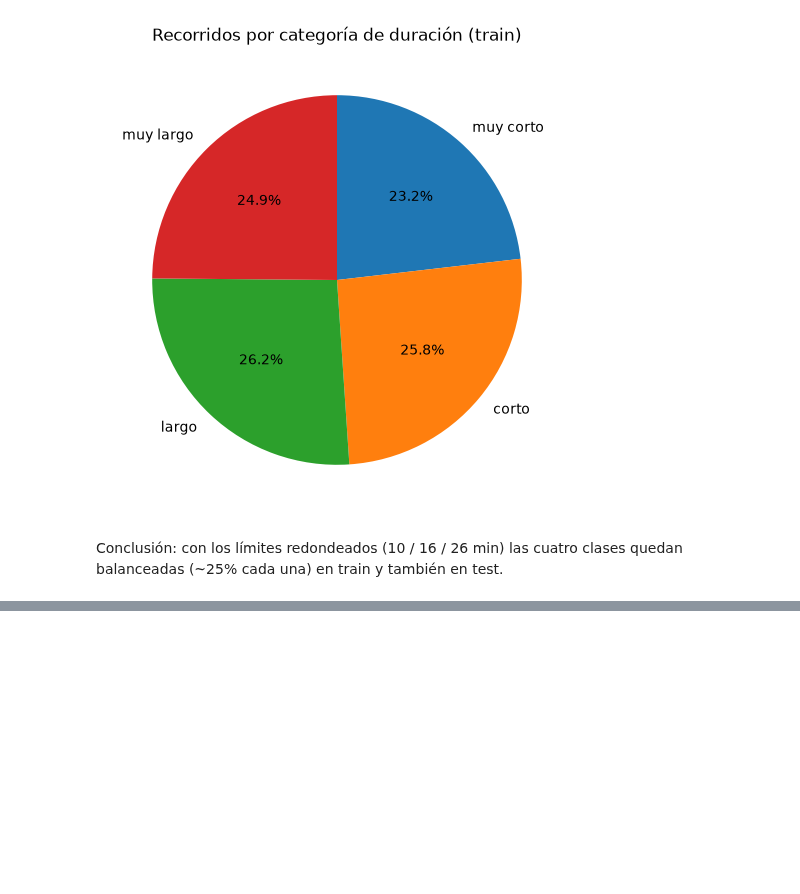
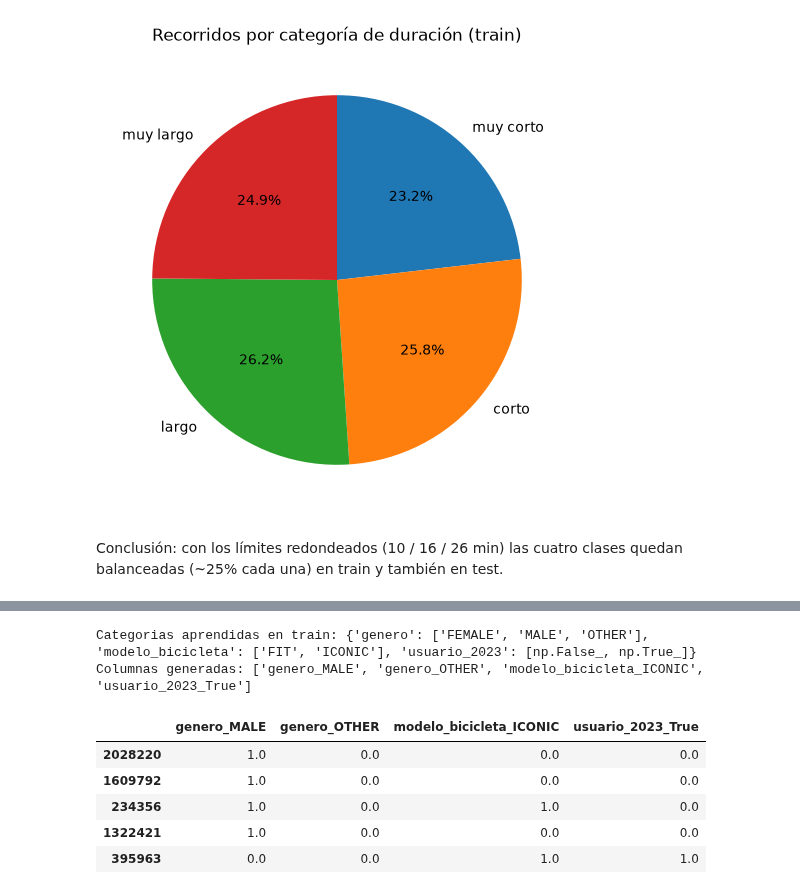
Before and after one commit to brigere/data-anlysis-ceia, a Jupyter notebook: tp_final_2026.ipynb, the cells around one changed output, grey strips where cells are left out. Saved outputs shown, nothing was run; the diff lists cells and outputs as text; code cells hidden in the pictures; blank space fills up the shorter version.

```diff
--- a/tp_final_2026.ipynb
+++ b/tp_final_2026.ipynb
@@ -1201,0 +1213,30 @@ Conclusión: con los límites redondeados (10 / 16 / 26 min) las cuatro clases q
+# %%
+from sklearn.preprocessing import OneHotEncoder
+
+# features que necesitan ser codificadas: genero, modelo_bicicleta, usuario_2023
+# id_estacion_origen no se codifica: los ids no son utiles (alta cardinalidad, ver seccion de seleccion de features)
+cols_ohe = ["genero", "modelo_bicicleta", "usuario_2023"]
+
+# decidimos usar one-hot encoding ya que la cardinalidad es baja, no es ordinal, y no tenemos muchas features
+# drop="first" => remueve la columna redundante de cada variable (evita multicolinealidad en modelos lineales)
+# handle_unknown="ignore" => una categoria no vista en train queda con todos ceros en lugar de dar error
+# sparse_output=False => devuelve un array denso (aca son pocas columnas, y asi se puede ver como DataFrame)
+ohe = OneHotEncoder(drop="first", handle_unknown="ignore", sparse_output=False).set_output(transform="pandas")
+
+# el encoder aprende las categorias solo con train y se aplica igual a test (sin fuga de informacion)
+ohe.fit(X_train[cols_ohe])
+X_train_ohe = ohe.transform(X_train[cols_ohe])
+X_test_ohe = ohe.transform(X_test[cols_ohe])
+
+print("Categorias aprendidas en train:", {c: list(cats) for c, cats in zip(cols_ohe, ohe.categories_)})
+print("Columnas generadas:", list(X_train_ohe.columns))
+X_train_ohe.head()
+# %% [output]
+Categorias aprendidas en train: {'genero': ['FEMALE', 'MALE', 'OTHER'], 'modelo_bicicleta': ['FIT', 'ICONIC'], 'usuario_2023': [np.False_, np.True_]}
+Columnas generadas: ['genero_MALE', 'genero_OTHER', 'modelo_bicicleta_ICONIC', 'usuario_2023_True']
+|  | genero_MALE | genero_OTHER | modelo_bicicleta_ICONIC | usuario_2023_True |
+| 2028220 | 1.0 | 0.0 | 0.0 | 0.0 |
+| 1609792 | 1.0 | 0.0 | 0.0 | 0.0 |
+| 234356 | 1.0 | 0.0 | 1.0 | 0.0 |
+| 1322421 | 1.0 | 0.0 | 0.0 | 0.0 |
+| 395963 | 0.0 | 0.0 | 1.0 | 1.0 |
```
Also changed, not shown: parts of 5 cells of this notebook.
